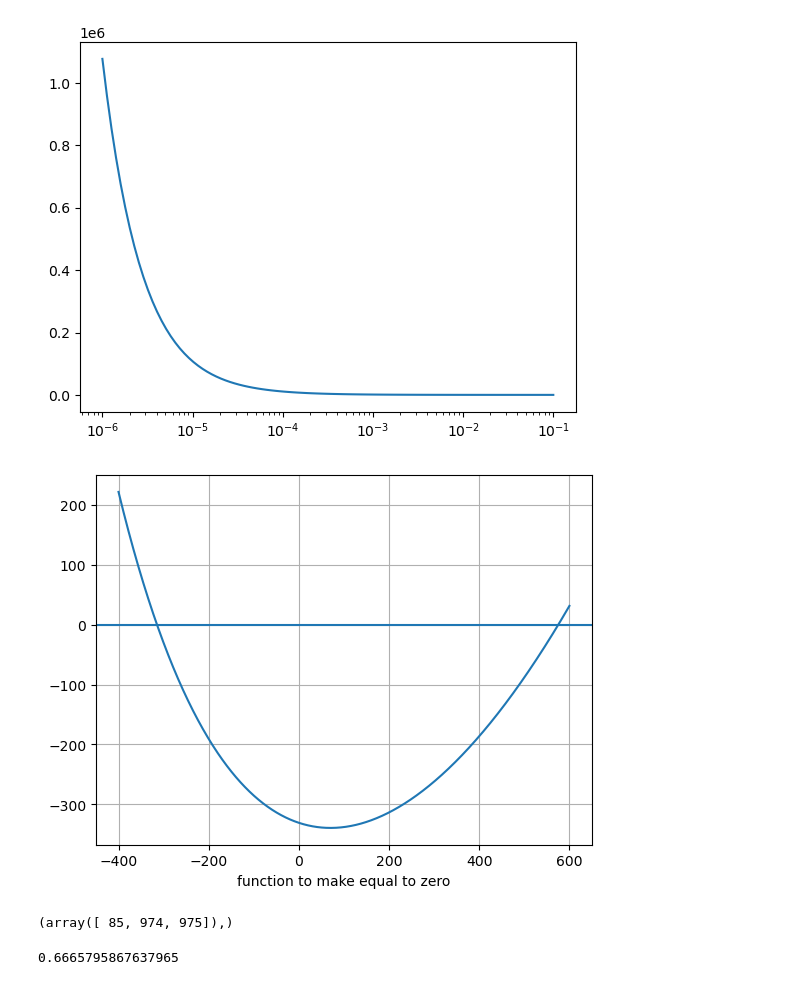
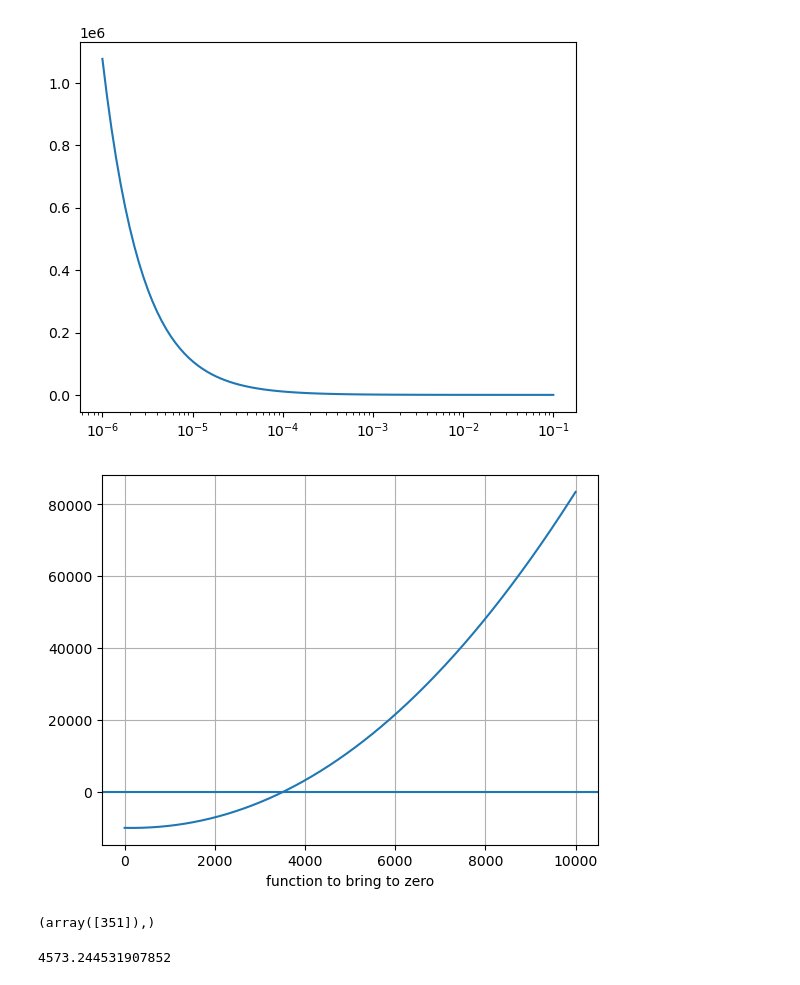
Before and after one commit to megretj/qpepcca, a Jupyter notebook: HyblaAnalytical.ipynb, the cells around one changed output. Saved outputs shown, nothing was run; the diff lists cells and outputs as text; code cells hidden in the pictures.

```diff
--- a/HyblaAnalytical.ipynb
+++ b/HyblaAnalytical.ipynb
@@ -73,34 +73,34 @@ plt.show()
 # %% [output]
 [figure]
 # %%
-RTT = 550
-RTT0 = 25
+RTT = 0.55
+RTT0 = 0.025
 rho = RTT/RTT0
-p = 0.003
-W = np.linspace(-400,600,1000)
-D = (2-p)**(W-1)/(2**W)
+p = 0.0001
+W = np.linspace(0,10000,1000)
+D = ((2-p)/2)**W/(2-p)
 X = (1-D)/(rho**2)*W
 L = 1+p*(W-1)
 LL = W+(1-p)**W+(1+2*p*W)-(1-p)*(1-(1-p)**(W-1))/p
 Z = X*D*W+rho**2*(X+1)*X/2+W/2+D*LL+L-1/p-W
 plt.plot(W,Z)
 plt.xlabel("W")
-plt.xlabel("function to make equal to zero")
+plt.xlabel("function to bring to zero")
 plt.grid()
 plt.axhline(y=0)
 plt.show()
 # %% [output]
-[figure, old version]
+[figure, new version]
 # %%
-# W must be positive so Z == 0
-e = 1
+# W must be positive and Z == 0
+e = 10
 np.where(np.logical_and(Z<=e, Z>=-e))
 # %% [output]
-(array([ 85, 974, 975]),)
+(array([351]),)
 # %%
 A = (X + 1 + LL/W)*RTT
 B = (1/p+W-L)/A
 # %%
-B[974]
+B[351]
 # %% [output]
-0.6665795867637965
+4573.244531907852
```
Also changed, not shown: parts of 2 cells of this notebook, 2 other files.
